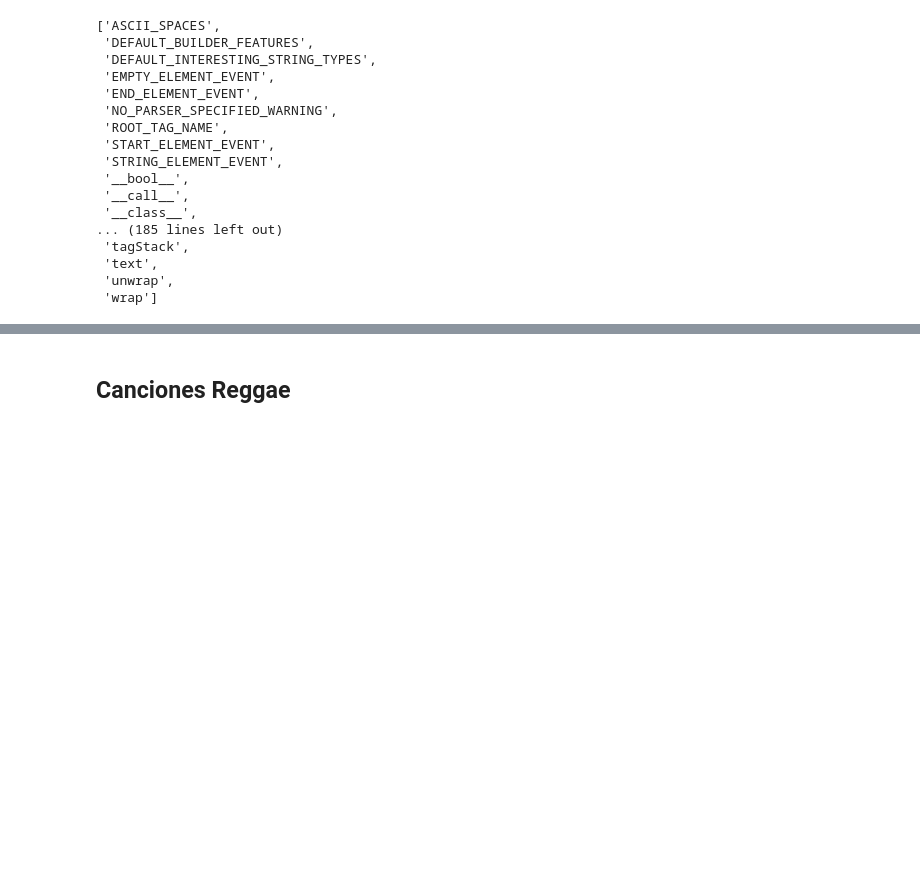
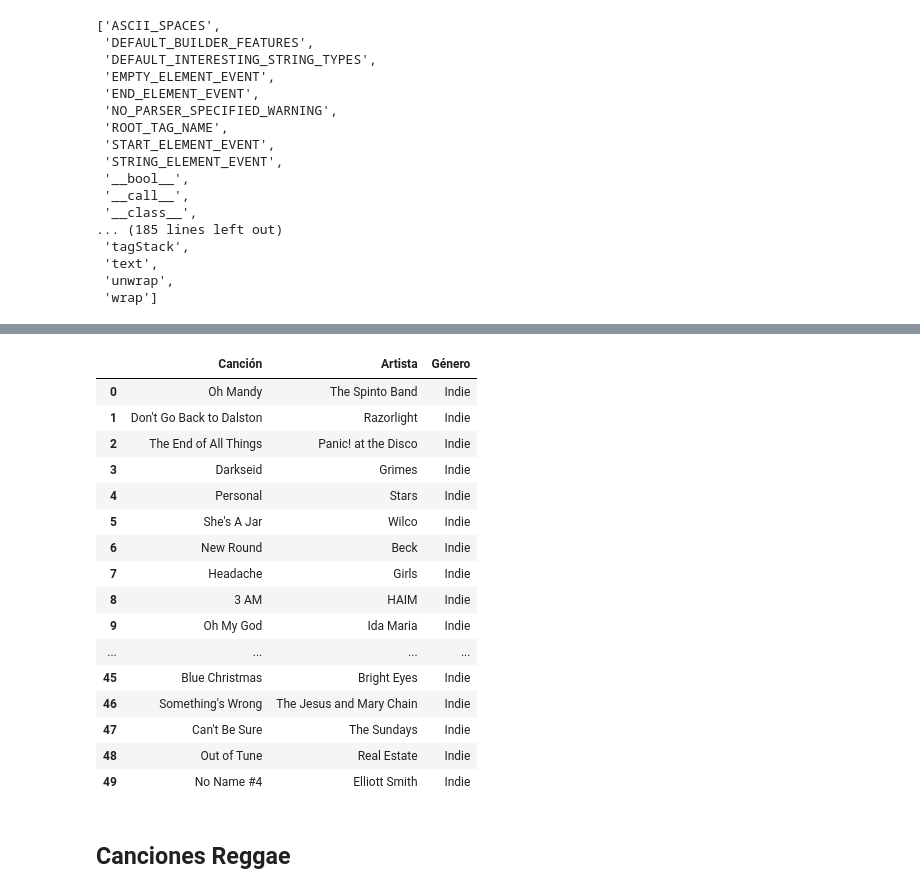
Before and after one commit to unmetro/4to-Semestre-Ciencia-de-Datos, a Jupyter notebook: Desarollo_de_aplicaciones_para_Analisis_de_Datos/proyecto.ipynb, the cells around one changed output, grey strips where cells are left out. Cells and saved outputs as stored; diff of their text form; code cells hidden in the pictures; blank space fills up the shorter version.

```diff
--- a/Desarollo_de_aplicaciones_para_Analisis_de_Datos/proyecto.ipynb
+++ b/Desarollo_de_aplicaciones_para_Analisis_de_Datos/proyecto.ipynb
@@ -222,3 +264,24 @@ display(indie_df)
+# %%
+indie_df['Género'] = 'Indie'
+display(indie_df)
+# %% [output]
+|  | Canción | Artista | Género |
+| 0 | Oh Mandy | The Spinto Band | Indie |
+| 1 | Don't Go Back to Dalston | Razorlight | Indie |
+| 2 | The End of All Things | Panic! at the Disco | Indie |
+| 3 | Darkseid | Grimes | Indie |
+| 4 | Personal | Stars | Indie |
+| 5 | She's A Jar | Wilco | Indie |
+| 6 | New Round | Beck | Indie |
+| 7 | Headache | Girls | Indie |
+| 8 | 3 AM | HAIM | Indie |
+| 9 | Oh My God | Ida Maria | Indie |
+| ... | ... | ... | ... |
+| 45 | Blue Christmas | Bright Eyes | Indie |
+| 46 | Something's Wrong | The Jesus and Mary Chain | Indie |
+| 47 | Can't Be Sure | The Sundays | Indie |
+| 48 | Out of Tune | Real Estate | Indie |
+| 49 | No Name #4 | Elliott Smith | Indie |
 # %% [markdown]
 ## Canciones Reggae
 # %%
```
Also changed, not shown: parts of 17 cells of this notebook, 2 other files.
